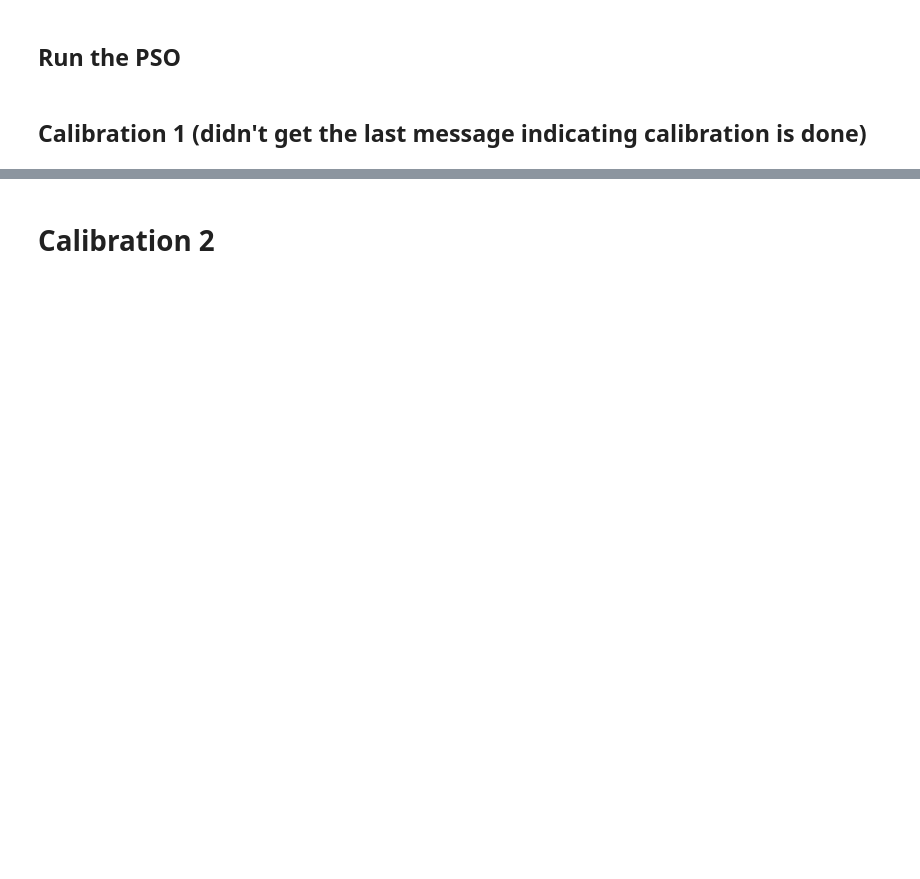
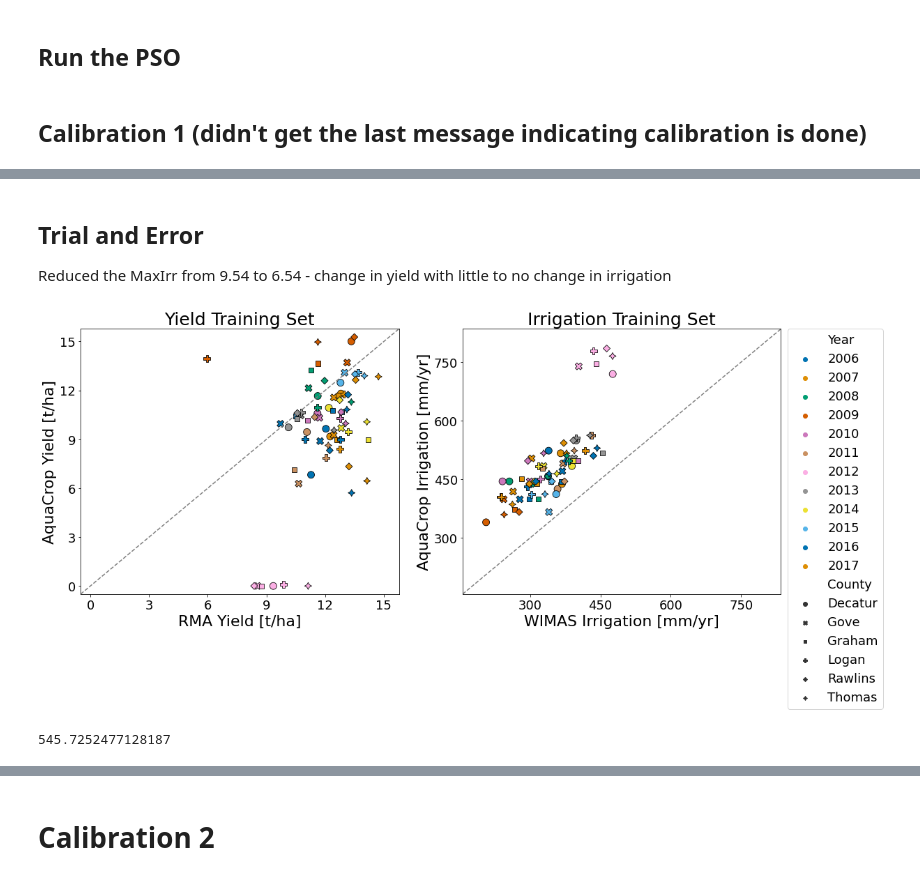
Before and after one commit to wndlovu/EGGS-Aquacrop, a Jupyter notebook: data_analysis_county/corn_calibration.ipynb, the cells around one changed output, grey strips where cells are left out. Drawn from its saved outputs; the diff is of its cells as text; code cells hidden in the pictures; blank space fills up the shorter version.

```diff
--- a/data_analysis_county/corn_calibration.ipynb
+++ b/data_analysis_county/corn_calibration.ipynb
@@ -1411,0 +1422,10 @@ modelResults([ 0.95831449,  1.00043752, 34.602734  , 80.4474162 ,  0.50522955,
+# %% [markdown]
+## Trial and Error
+Reduced the MaxIrr from 9.54 to 6.54 - change in yield with little to no change in irrigation
+# %%
+modelResults([ 0.92229419,   1.0264256 ,  35.        , 110.73694092,
+         0.51743519,   0.5       ,   0.21765339,  45.        ,
+         6.54], pheno_df, gridmet, soil_irrig, irrig_corn_calib, irrig_rma_yield, irrig_depth, 'train')
+# %% [output]
+[figure, added]
+545.7252477128187
```
Also changed, not shown: parts of 36 cells of this notebook.
